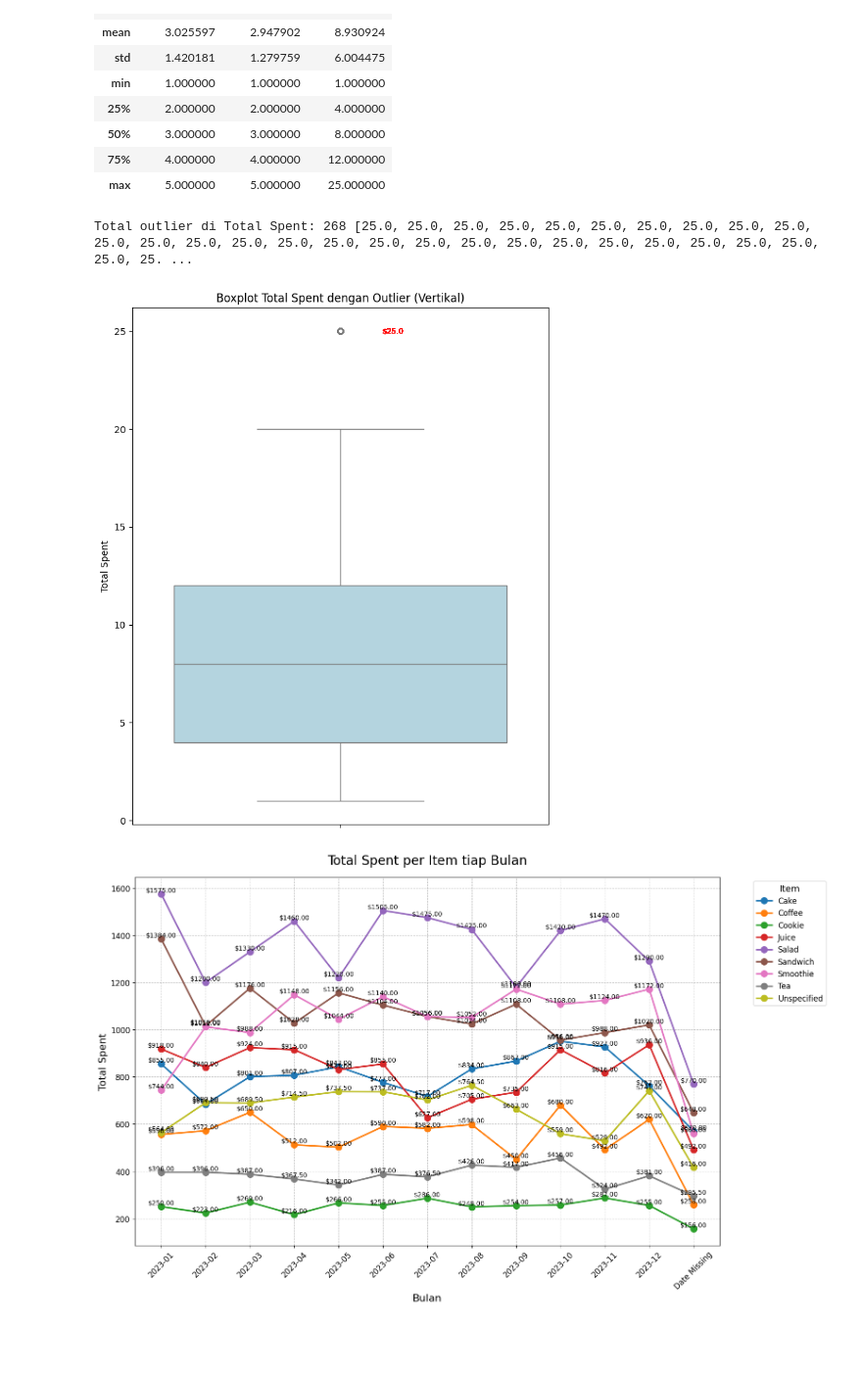
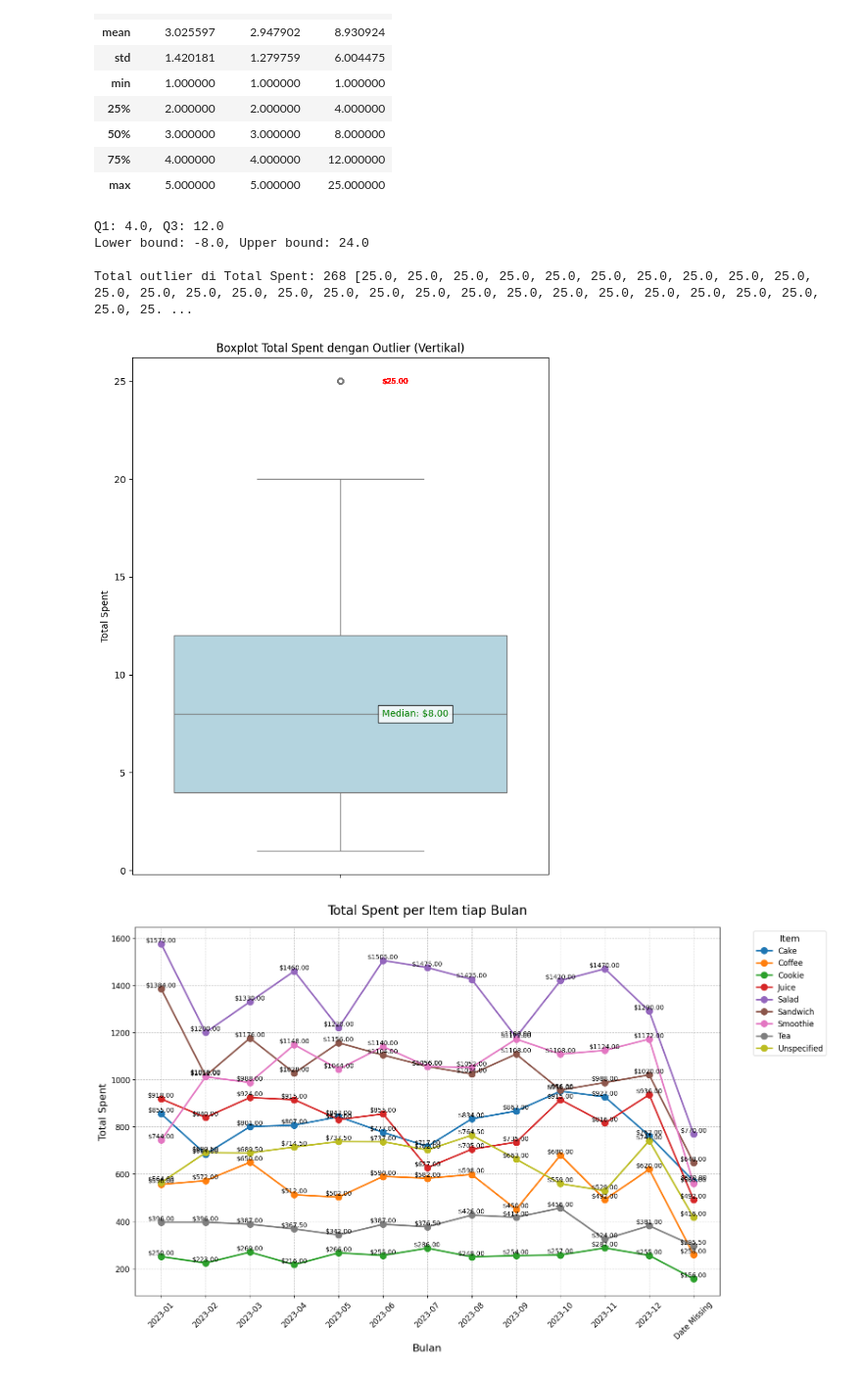
Before and after one commit to muhhanif27/PENGGALIAN-DATA, a Jupyter notebook: Modul2/modul2.ipynb, the cells around one changed output. Shown at 98% size. Drawn from its saved outputs; the diff is of its cells as text; code cells hidden in the pictures; blank space fills up the shorter version.

```diff
--- a/Modul2/modul2.ipynb
+++ b/Modul2/modul2.ipynb
@@ -231,34 +237,42 @@ display(df.describe())
 | 75% | 4.000000 | 4.000000 | 12.000000 |
 | max | 5.000000 | 5.000000 | 25.000000 |
 # %%
-# Deteksi Outlier pada Total Spent
 Q1 = df['Total Spent'].quantile(0.25)
 Q3 = df['Total Spent'].quantile(0.75)
+print(f"Q1: {Q1}, Q3: {Q3}")
 IQR = Q3 - Q1
 lower_bound = Q1 - 1.5 * IQR
 upper_bound = Q3 + 1.5 * IQR
+print(f"Lower bound: {lower_bound}, Upper bound: {upper_bound}")
 outliers = df[(df['Total Spent'] < lower_bound) | (df['Total Spent'] > upper_bound)]
-
 
 total_outliers = len(outliers)
 outlier_values = outliers['Total Spent'].tolist()
 print(f"\nTotal outlier di Total Spent: {total_outliers} {outlier_values}")
 
 
 plt.figure(figsize=(8, 10))
 sns.boxplot(y=df['Total Spent'], color='lightblue')
 plt.title('Boxplot Total Spent dengan Outlier (Vertikal)')
 plt.ylabel('Total Spent')
 
-
 for index, row in outliers.iterrows():
-    plt.text(0.1, row['Total Spent'], f"${row['Total Spent']}",
+    plt.text(0.1, row['Total Spent'], f"${row['Total Spent']:.2f}",
              ha='left', va='center', fontsize=8, color='red')
 
+
+median_value = df['Total Spent'].median()
+plt.text(0.1, median_value, f"Median: ${median_value:.2f}",
+         ha='left', va='center', fontsize=10, color='green',
+         bbox=dict(facecolor='white', alpha=0.8))
+
 plt.show()
 # %% [output]
+Q1: 4.0, Q3: 12.0
+Lower bound: -8.0, Upper bound: 24.0
+
 Total outlier di Total Spent: 268 [25.0, 25.0, 25.0, 25.0, 25.0, 25.0, 25.0, 25.0, 25.0, 25.0, 25.0, 25.0, 25.0, 25.0, 25.0, 25.0, 25.0, 25.0, 25.0, 25.0, 25.0, 25.0, 25.0, 25.0, 25.0, 25.0, 25.0, 25. ...
-[figure, old version]
+[figure, new version]
 # %%
 # 1 Comparison
 plt.figure(figsize=(16, 10))
```
Also changed, not shown: parts of 7 cells of this notebook, 1 other file.
